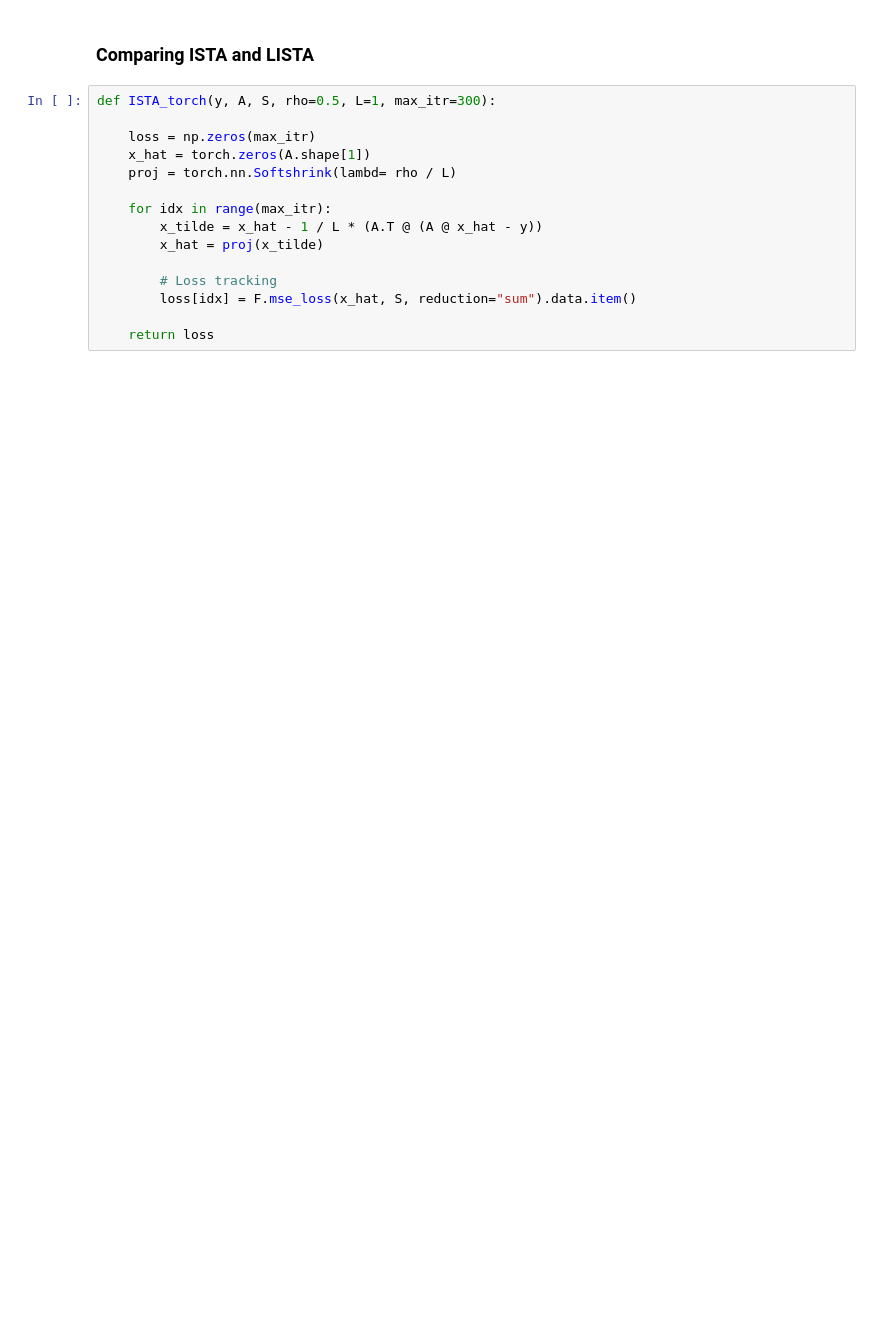
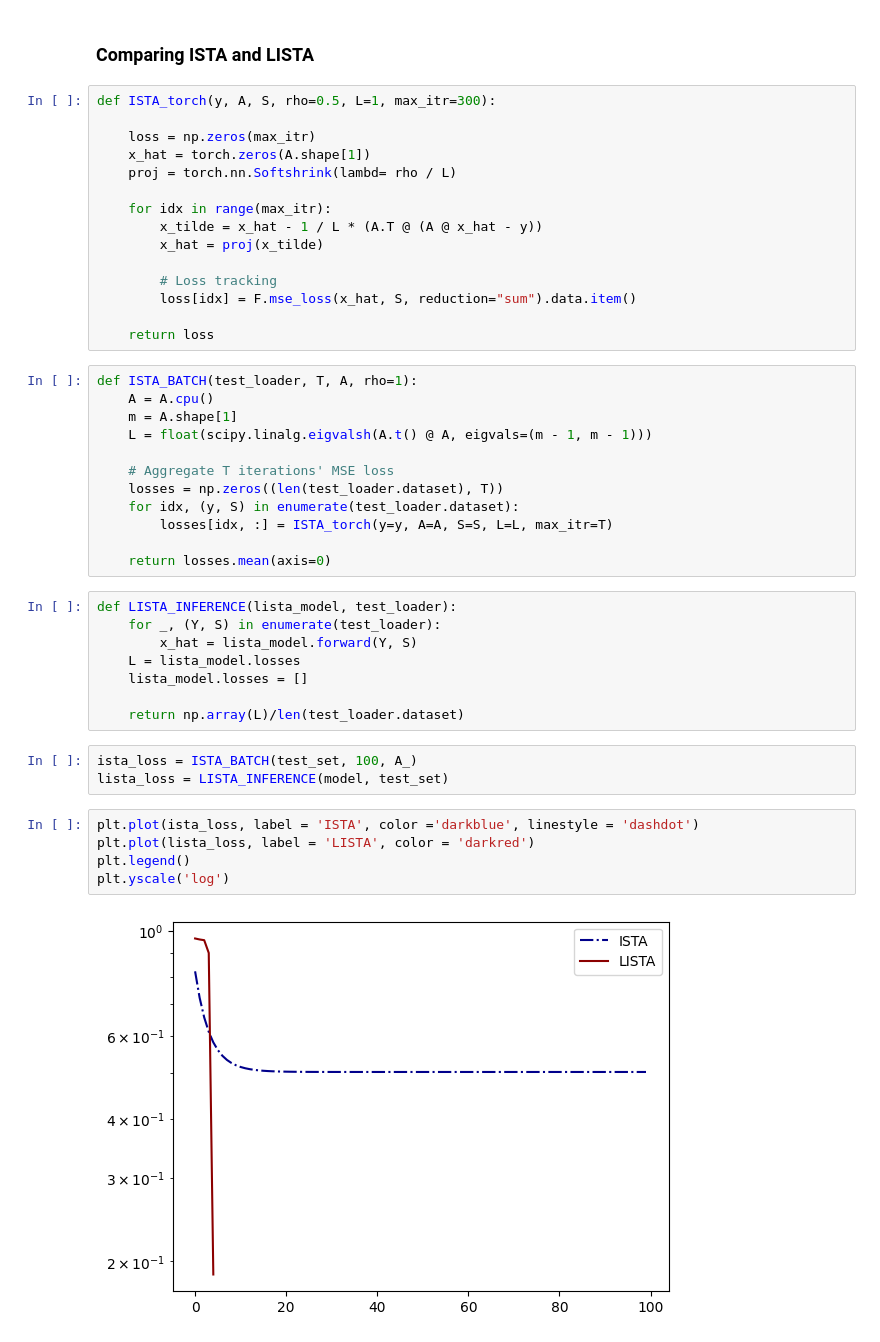
Before and after one commit to LeoDiNino97/RandomStuff, a Jupyter notebook: Learning with sparsity/ISTA_LISTA.ipynb, the cells around one changed output. Cells and saved outputs as stored; diff of their text form; blank space fills up the shorter version.

```diff
--- a/Learning with sparsity/ISTA_LISTA.ipynb
+++ b/Learning with sparsity/ISTA_LISTA.ipynb
@@ -306,3 +307,33 @@ def ISTA_torch(y, A, S, rho=0.5, L=1, max_itr=300):
         loss[idx] = F.mse_loss(x_hat, S, reduction="sum").data.item()
 
     return loss
+# %%
+def ISTA_BATCH(test_loader, T, A, rho=1):
+    A = A.cpu()
+    m = A.shape[1]
+    L = float(scipy.linalg.eigvalsh(A.t() @ A, eigvals=(m - 1, m - 1)))
+
+    # Aggregate T iterations' MSE loss
+    losses = np.zeros((len(test_loader.dataset), T))
+    for idx, (y, S) in enumerate(test_loader.dataset):
+        losses[idx, :] = ISTA_torch(y=y, A=A, S=S, L=L, max_itr=T)
+
+    return losses.mean(axis=0)
+# %%
+def LISTA_INFERENCE(lista_model, test_loader):
+    for _, (Y, S) in enumerate(test_loader):
+        x_hat = lista_model.forward(Y, S)
+    L = lista_model.losses
+    lista_model.losses = []
+
+    return np.array(L)/len(test_loader.dataset)
+# %%
+ista_loss = ISTA_BATCH(test_set, 100, A_)
+lista_loss = LISTA_INFERENCE(model, test_set)
+# %%
+plt.plot(ista_loss, label = 'ISTA', color ='darkblue', linestyle = 'dashdot')
+plt.plot(lista_loss, label = 'LISTA', color = 'darkred')
+plt.legend()
+plt.yscale('log')
+# %% [output]
+[figure, added]
```
Also changed, not shown: parts of 9 cells of this notebook.
